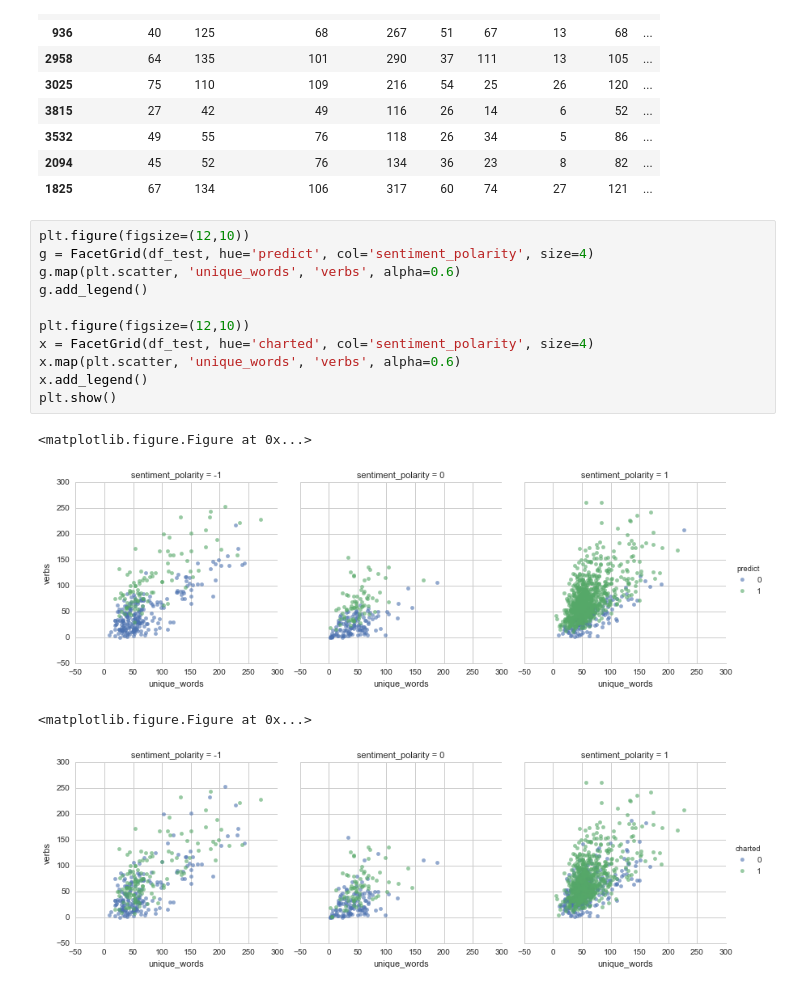
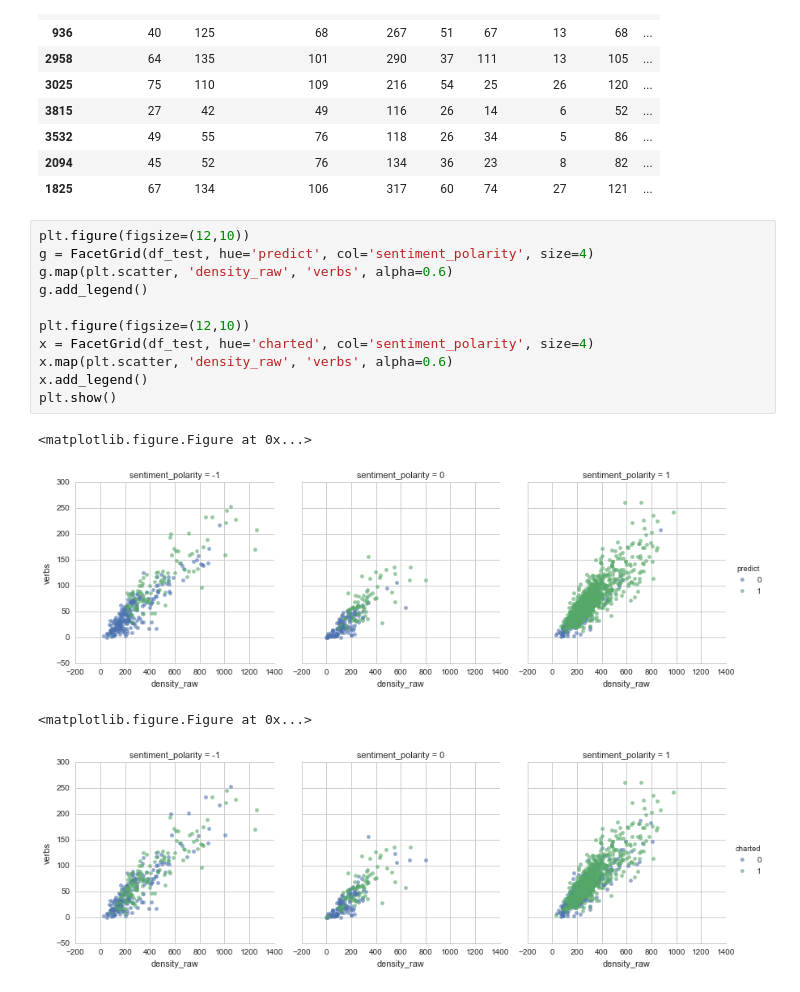
Before and after one commit to ribbas/Heat-Replay, a Jupyter notebook: src/assets/models/notebooks/model.ipynb, the cells around one changed output. Drawn from its saved outputs; the diff is of its cells as text.

```diff
--- a/src/assets/models/notebooks/model.ipynb
+++ b/src/assets/models/notebooks/model.ipynb
@@ -142,16 +142,16 @@ df_test.tail(10)
 # %%
 plt.figure(figsize=(12,10))
 g = FacetGrid(df_test, hue='predict', col='sentiment_polarity', size=4)
-g.map(plt.scatter, 'unique_words', 'verbs', alpha=0.6)
+g.map(plt.scatter, 'density_raw', 'verbs', alpha=0.6)
 g.add_legend()
 
 plt.figure(figsize=(12,10))
 x = FacetGrid(df_test, hue='charted', col='sentiment_polarity', size=4)
-x.map(plt.scatter, 'unique_words', 'verbs', alpha=0.6)
+x.map(plt.scatter, 'density_raw', 'verbs', alpha=0.6)
 x.add_legend()
 plt.show()
 # %% [output]
 <matplotlib.figure.Figure at 0x...>
-[figure, old version]
+[figure, new version]
 <matplotlib.figure.Figure at 0x...>
-[figure, old version]
+[figure, new version]
```
Also changed, not shown: 8 other files.
